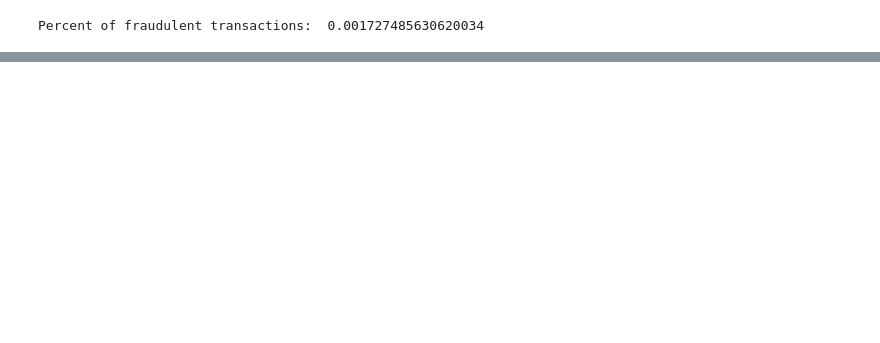
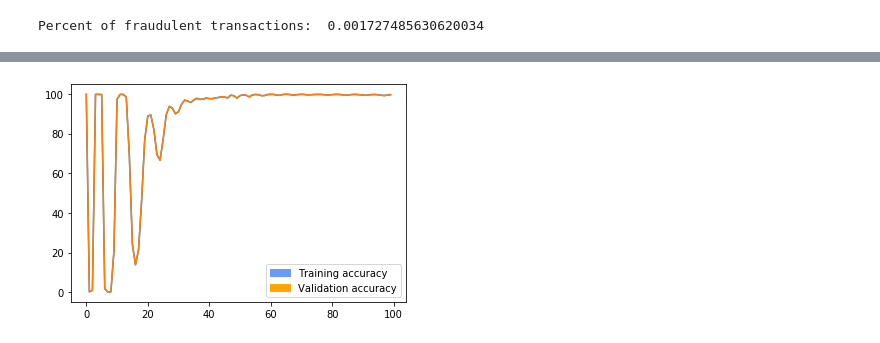
Before and after one commit to faznaimov/ml, a Jupyter notebook: projects/fraud-detection.ipynb, the cells around one changed output, grey strips where cells are left out. Saved outputs shown, nothing was run; the diff lists cells and outputs as text; code cells hidden in the pictures; blank space fills up the shorter version.

```diff
--- a/projects/fraud-detection.ipynb
+++ b/projects/fraud-detection.ipynb
@@ -86,6 +149,12 @@ def network(input_tensor):
     # Softmax works very well with one hot encoding which is how results are outputted
     layer3 = tf.nn.softmax(tf.matmul(layer2, weight_3_node) + biases_3_node)
     return layer3
+# %%
+#Hyperparameters
+
+epochs = 100
+batch_size = 128
+learning_rate = 0.005
 # %%
 # Used to predict what results will be given training or testing input data
 # Remember, X_train_node is just a placeholder for now. We will enter values at run time
@@ -97,12 +166,10 @@ cross_entropy = tf.losses.softmax_cross_entropy(y_train_node, y_train_prediction
 
 # Adam optimizer function will try to minimize loss (cross_entropy) but changing the 3 layers' variable values at a
 #   learning rate of 0.005
-optimizer = tf.train.AdamOptimizer(0.005).minimize(cross_entropy)
+optimizer = tf.train.AdamOptimizer(learning_rate).minimize(cross_entropy)
 
 # Function to calculate the accuracy of the actual result vs the predicted result
 def calculate_accuracy(actual, predicted):
     actual = np.argmax(actual, 1)
     predicted = np.argmax(predicted, 1)
     return (100 * np.sum(np.equal(predicted, actual)) / predicted.shape[0])
-
-num_epochs = 100
@@ -109,25 +179,0 @@ num_epochs = 100
-# %%
-with tf.Session() as session:
-    tf.global_variables_initializer().run()
-    for epoch in range(num_epochs):
-
-        start_time = time.time()
-
-        _, cross_entropy_score = session.run([optimizer, cross_entropy],
-                                             feed_dict={X_train_node: raw_X_train, y_train_node: raw_y_train})
-
-        if epoch % 10 == 0:
-            timer = time.time() - start_time
-
-            print('Epoch: {}'.format(epoch), 'Current loss: {0:.4f}'.format(cross_entropy_score),
-                  'Elapsed time: {0:.2f} seconds'.format(timer))
-
-            final_y_test = y_test_node.eval()
-            final_y_test_prediction = y_test_prediction.eval()
-            final_accuracy = calculate_accuracy(final_y_test, final_y_test_prediction)
-            print("Current accuracy: {0:.2f}%".format(final_accuracy))
-
-    final_y_test = y_test_node.eval()
-    final_y_test_prediction = y_test_prediction.eval()
-    final_accuracy = calculate_accuracy(final_y_test, final_y_test_prediction)
-    print("Final accuracy: {0:.2f}%".format(final_accuracy))
@@ -158,0 +252,11 @@ Final fraud specific accuracy: 83.52%
+# %%
+fig1 = plt.figure()
+ax1 = fig1.add_subplot(111)
+ax1.plot(info['train_acc'], label='Training acc')
+ax1.plot(info['validation_acc'], label='Validation acc')
+blue_patch = mpatches.Patch(color='#699cef', label='Training accuracy')
+orange_patch = mpatches.Patch(color='orange', label='Validation accuracy')
+ax1.legend(handles=[blue_patch, orange_patch])
+plt.show()
+# %% [output]
+[figure, added]
```
Also changed, not shown: parts of 23 cells of this notebook, 3 other files.
